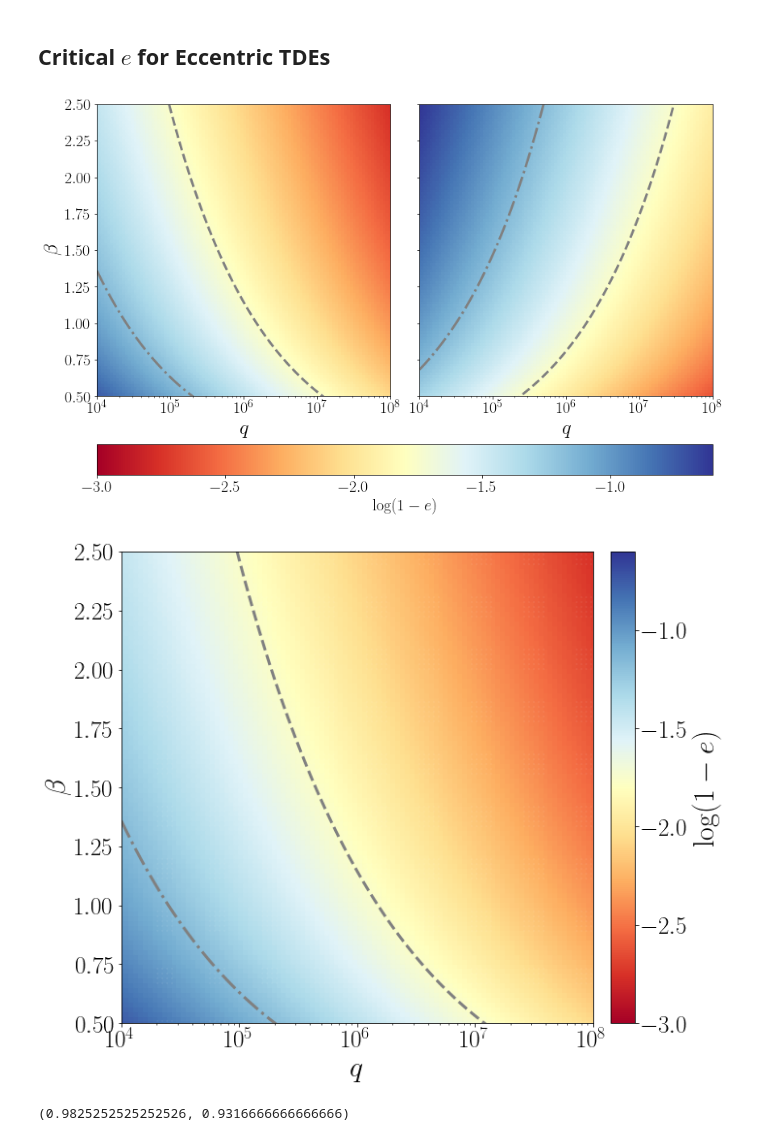
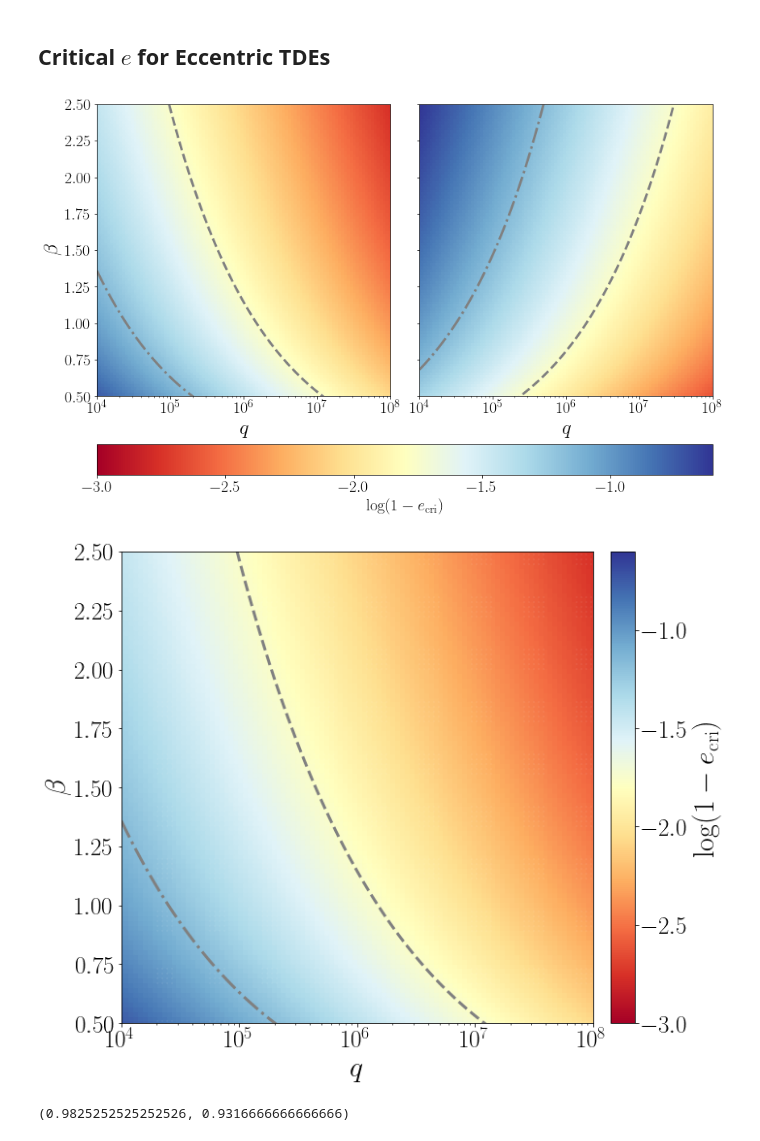
Before and after one commit to slowdivePTG/ASASSN-14ko, a Jupyter notebook: Visualization/Critical Eccentricity.ipynb, the cells around one changed output. Drawn from its saved outputs; the diff is of its cells as text; code cells hidden in the pictures.

```diff
--- a/Visualization/Critical Eccentricity.ipynb
+++ b/Visualization/Critical Eccentricity.ipynb
@@ -317,10 +317,10 @@ cbar1 = f.colorbar(sc1,
                    orientation="horizontal",
                    pad=0.12)
 cbar1.ax.tick_params(labelsize=20)
-cbar1.set_label('$\log(1-e)$', size=20)
+cbar1.set_label(r'$\log(1-e_{\mathrm{cri}})$', size=20)
 f.savefig('Critical_Ecc.pdf', bbox_inches='tight')
 # %% [output]
-[figure, old version]
+[figure, new version]
 # %%
 f, ax = plt.subplots(1, 1, figsize=(10, 8), sharex=True, sharey=True)
 Q = np.logspace(4, 8, 100)
@@ -334,35 +334,35 @@ sc1 = ax.scatter(
     c=np.log10(1 - e1),
     cmap=cm,
     vmin=-3,
     marker='s',
     vmax=np.log10(0.25),
     #norm=colors.LogNorm(vmin=1e-3, vmax=0.25),
     s=20)
 ax.plot(Q,
         e_cri_ecc_beta(Q, e_cri_1),
         color='grey',
         linestyle='--',
         linewidth=3)
 ax.plot(Q,
         e_cri_ecc_beta(Q, e_cri_5),
         color='grey',
         linestyle='-.',
         linewidth=3)
 
 ax.set_xscale('log')
 ax.set_xlim(1e4, 1e8)
 ax.set_ylim(0.5, 2.5)
 ax.set_xlabel('$q$', fontsize=30)
 ax.set_ylabel(r'$\beta$', fontsize=30)
 ax.tick_params(labelsize=25)
 ax.set_aspect(1./ax.get_data_ratio())
 cbar1 = f.colorbar(sc1, ax=ax, orientation="vertical", pad=0.03)
 cbar1.ax.tick_params(labelsize=25)
-cbar1.set_label('$\log(1-e)$', size=30)
+cbar1.set_label(r'$\log(1-e_{\mathrm{cri}})$', size=30)
 f.tight_layout()
 f.savefig('Critical_Ecc.pdf', bbox_inches='tight')
 # %% [output]
-[figure, old version]
+[figure, new version]
 # %%
 e_cri_1, e_cri_5
 # %% [output]
```
Also changed, not shown: 1 other file.
